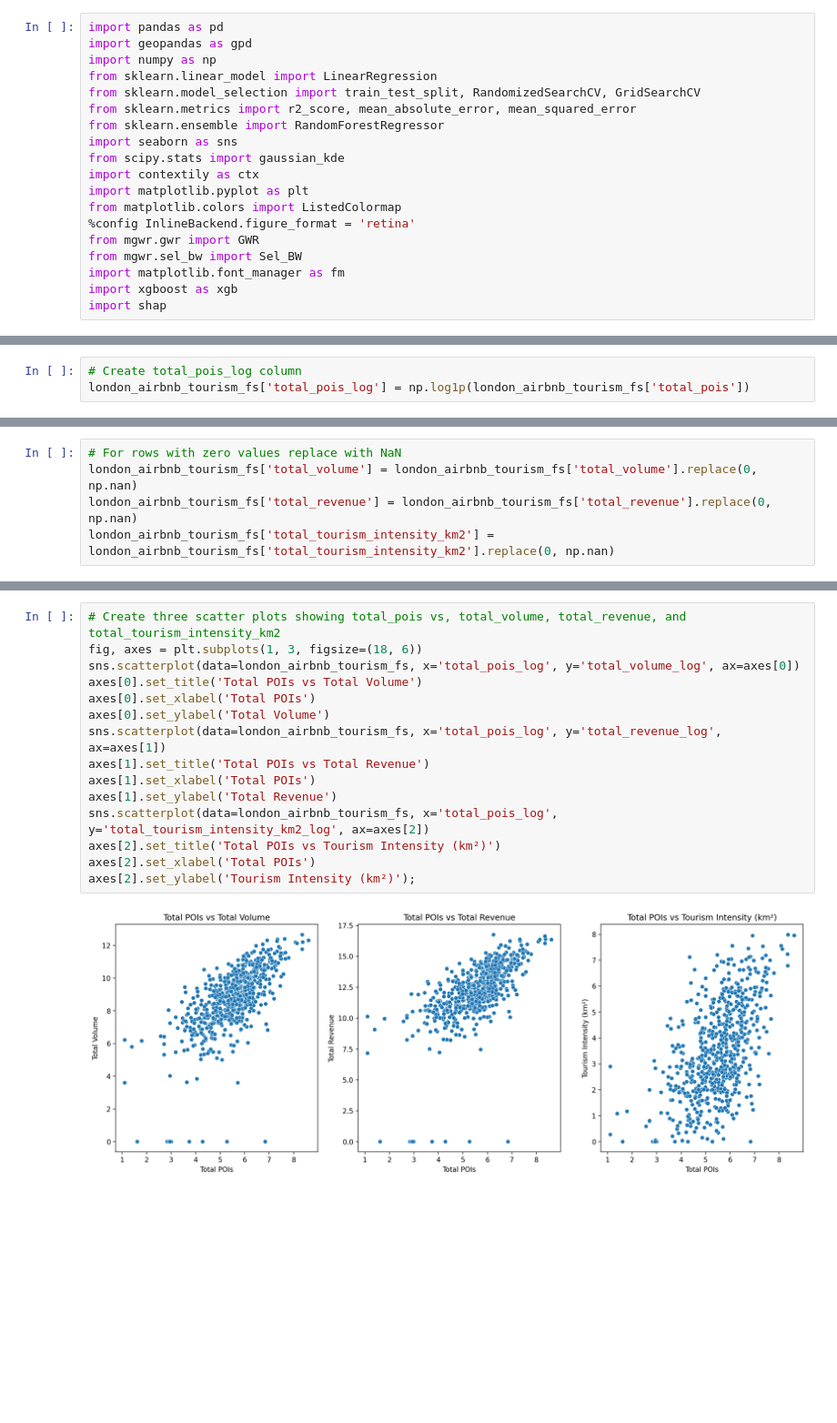
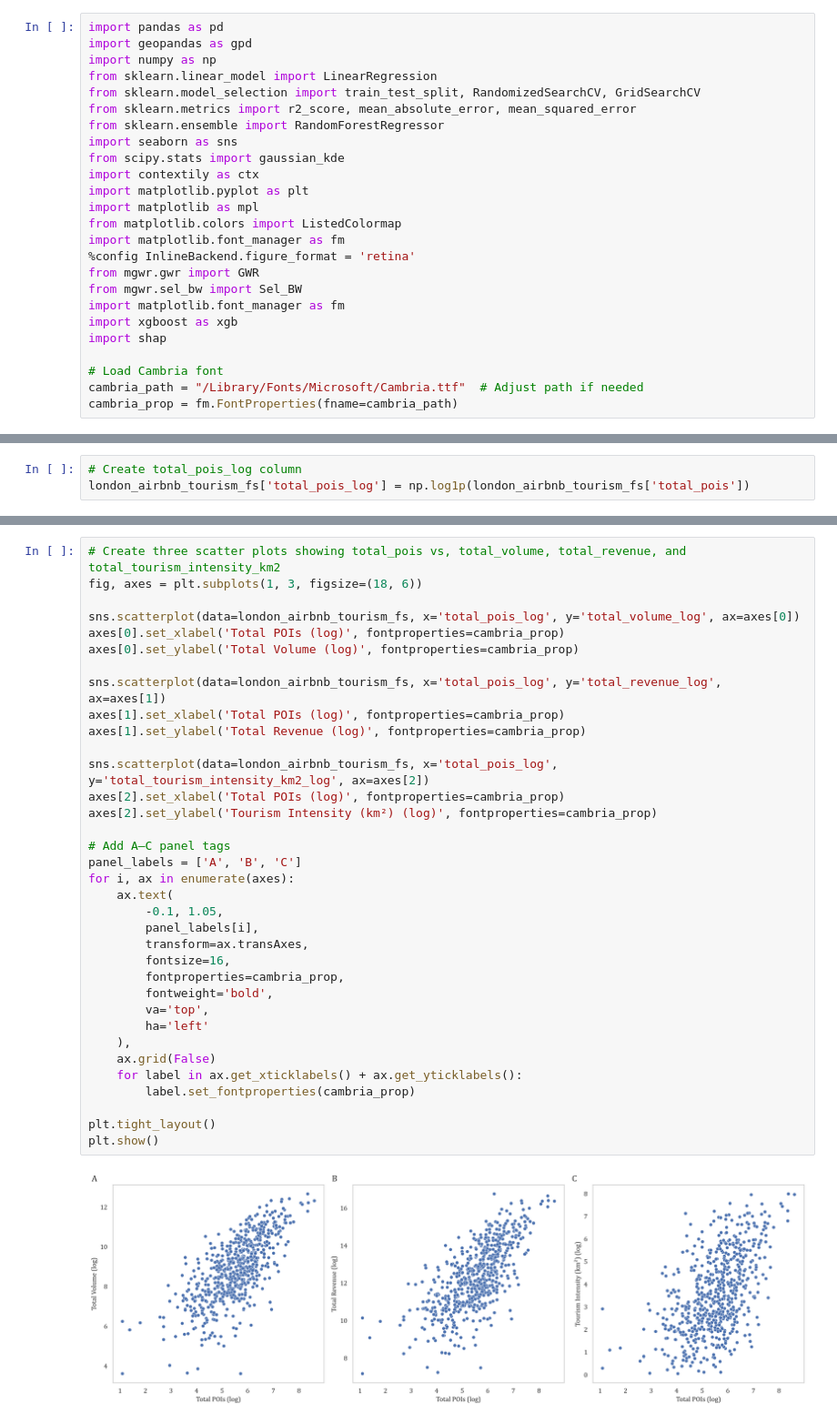
Before and after one commit to ElisJD/POI-and-STR-Guest-Modelling, a Jupyter notebook: notebooks/london/03_modelling.ipynb, the cells around one changed output, grey strips where cells are left out. Shown at 91% size. Drawn from its saved outputs; the diff is of its cells as text; blank space fills up the shorter version.

Commit message:
London Modelling EDA

```diff
--- a/notebooks/london/03_modelling.ipynb
+++ b/notebooks/london/03_modelling.ipynb
@@ -12,13 +12,19 @@ import seaborn as sns
 from scipy.stats import gaussian_kde
 import contextily as ctx
 import matplotlib.pyplot as plt
+import matplotlib as mpl
 from matplotlib.colors import ListedColormap
+import matplotlib.font_manager as fm
 %config InlineBackend.figure_format = 'retina'
 from mgwr.gwr import GWR
 from mgwr.sel_bw import Sel_BW
 import matplotlib.font_manager as fm
 import xgboost as xgb
 import shap
+
+# Load Cambria font
+cambria_path = "/Library/Fonts/Microsoft/Cambria.ttf"  # Adjust path if needed
+cambria_prop = fm.FontProperties(fname=cambria_path)
 # %% [markdown]
 ## 1. Import Data
 # %%
@@ -82,5 +55,0 @@ Rows with zero total_tourism_intensity_km2: 12
-# %%
-# For rows with zero values replace with NaN
-london_airbnb_tourism_fs['total_volume'] = london_airbnb_tourism_fs['total_volume'].replace(0, np.nan)
-london_airbnb_tourism_fs['total_revenue'] = london_airbnb_tourism_fs['total_revenue'].replace(0, np.nan)
-london_airbnb_tourism_fs['total_tourism_intensity_km2'] = london_airbnb_tourism_fs['total_tourism_intensity_km2'].replace(0, np.nan)
@@ -87,17 +98,37 @@ london_airbnb_tourism_fs['total_tourism_intensity_km2'] = london_airbnb_tourism_
 # %%
 # Create three scatter plots showing total_pois vs, total_volume, total_revenue, and total_tourism_intensity_km2
 fig, axes = plt.subplots(1, 3, figsize=(18, 6))
+
 sns.scatterplot(data=london_airbnb_tourism_fs, x='total_pois_log', y='total_volume_log', ax=axes[0])
-axes[0].set_title('Total POIs vs Total Volume')
-axes[0].set_xlabel('Total POIs')
-axes[0].set_ylabel('Total Volume')
+axes[0].set_xlabel('Total POIs (log)', fontproperties=cambria_prop)
+axes[0].set_ylabel('Total Volume (log)', fontproperties=cambria_prop)
+
 sns.scatterplot(data=london_airbnb_tourism_fs, x='total_pois_log', y='total_revenue_log', ax=axes[1])
-axes[1].set_title('Total POIs vs Total Revenue')
-axes[1].set_xlabel('Total POIs')
-axes[1].set_ylabel('Total Revenue')
+axes[1].set_xlabel('Total POIs (log)', fontproperties=cambria_prop)
+axes[1].set_ylabel('Total Revenue (log)', fontproperties=cambria_prop)
+
 sns.scatterplot(data=london_airbnb_tourism_fs, x='total_pois_log', y='total_tourism_intensity_km2_log', ax=axes[2])
-axes[2].set_title('Total POIs vs Tourism Intensity (km²)')
-axes[2].set_xlabel('Total POIs')
-axes[2].set_ylabel('Tourism Intensity (km²)');
+axes[2].set_xlabel('Total POIs (log)', fontproperties=cambria_prop)
+axes[2].set_ylabel('Tourism Intensity (km²) (log)', fontproperties=cambria_prop)
+
+# Add A–C panel tags
+panel_labels = ['A', 'B', 'C']
+for i, ax in enumerate(axes):
+    ax.text(
+        -0.1, 1.05,
+        panel_labels[i],
+        transform=ax.transAxes,
+        fontsize=16,
+        fontproperties=cambria_prop,
+        fontweight='bold',
+        va='top',
+        ha='left'
+    ),
+    ax.grid(False)
+    for label in ax.get_xticklabels() + ax.get_yticklabels():
+        label.set_fontproperties(cambria_prop)
+
+plt.tight_layout()
+plt.show()
 # %% [output]
-[figure, old version]
+[figure, new version]
```
Also changed, not shown: parts of 6 cells of this notebook, 1 other file.
